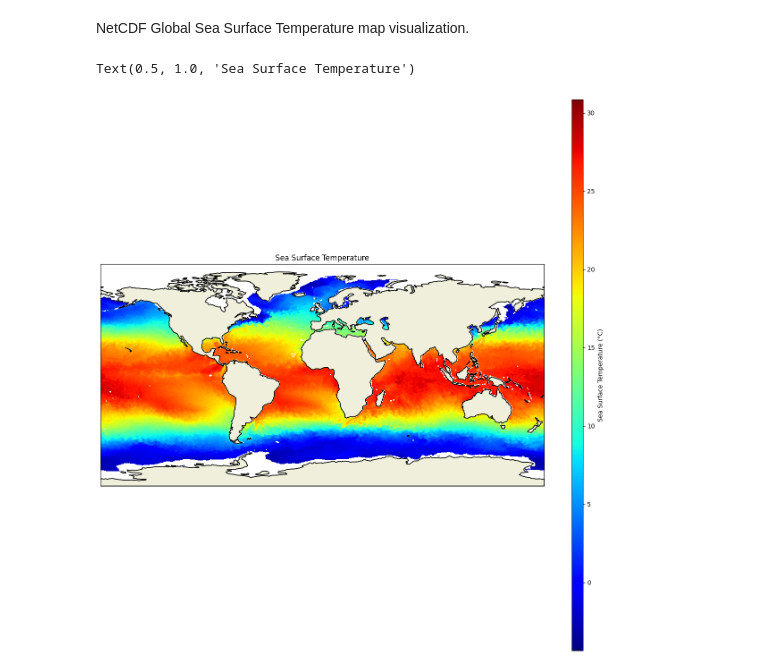
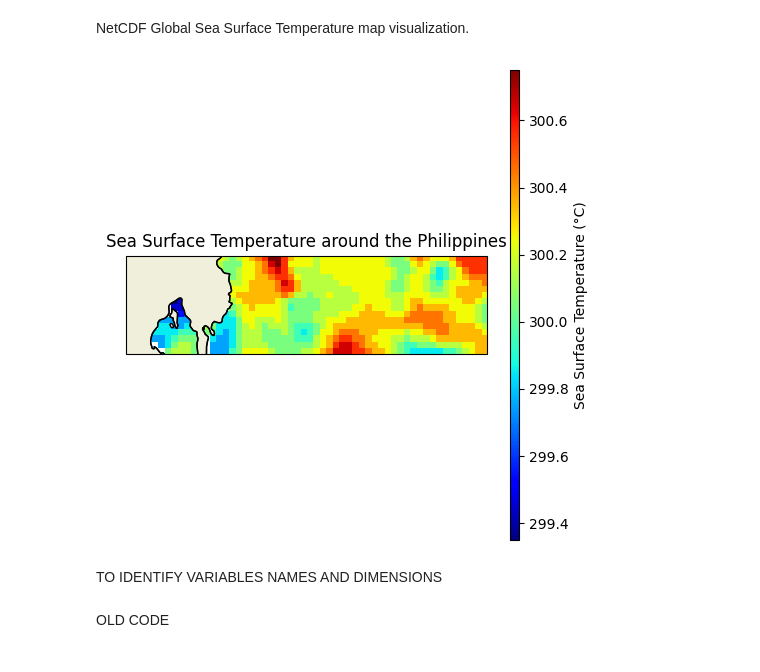
Before and after one commit to devseasense/seasense-analysis, a Jupyter notebook: Geomapper.ipynb, the cells around one changed output. Drawn from its saved outputs; the diff is of its cells as text; code cells hidden in the pictures.

```diff
--- a/Geomapper.ipynb
+++ b/Geomapper.ipynb
@@ -30,40 +30,52 @@ NetCDF Global Sea Surface Temperature map visualization.
 # %%
 import cartopy.feature as cfeature
 import cartopy.crs as ccrs
 import matplotlib.pyplot as plt
+import firebase_admin
+from firebase_admin import credentials, firestore
+import json
 import xarray as xr
+import numpy as np
 from metpy.cbook import get_test_data
 
 
 dataset = xr.open_dataset('20190210000000-NAVO-L4_GHRSST-SST1m-K10_SST-GLOB-v02.0-fv01.0.nc4')
 ds_var = dataset.metpy.parse_cf('analysed_sst')
 
-lat = ds_var.lat
-lon = ds_var.lon
+# lat = dataset.lat.values
+# lon = dataset.lon.values
+# sst = dataset['analysed_sst'].isel(time=0).values - 273.15
 
+lat_min, lat_max = 6.5, 8.0
+lon_min, lon_max = 125.0, 130.5
 
-im_data = ds_var.isel(time=0)
-im_data
+# Filtering the variable and coordinates
+filtered_sst_data = dataset['analysed_sst'].isel(time=0).sel(lat=slice(lat_max, lat_min), lon=slice(lon_min, lon_max)).values
+filtered_lat = dataset['lat'].sel(lat=slice(lat_max, lat_min)).values
+filtered_lon = dataset['lon'].sel(lon=slice(lon_min, lon_max)).values
 
-
-fig = plt.figure(figsize=(16, 16))
-ax = fig.add_subplot(1, 1, 1, projection=ccrs.PlateCarree())
-mp = ax.imshow(im_data-275.5, extent=(lon.min(), lon.max(), lat.min(), lat.max()),
-               cmap='jet', origin='upper')
-
+# Plotting the geospatial map
+fig, ax = plt.subplots(figsize=(5, 5), subplot_kw={'projection': ccrs.PlateCarree()})
+ax.set_title('Sea Surface Temperature around the Philippines')
+im_sst = ax.imshow(filtered_sst_data, extent=(lon_min, lon_max, lat_min, lat_max),
+                   cmap='jet', origin='upper', transform=ccrs.PlateCarree())
 ax.add_feature(cfeature.LAND, zorder=1, edgecolor='black')
 ax.add_feature(cfeature.COASTLINE, zorder=1)
+ax.set_extent([lon_min, lon_max, lat_min, lat_max], crs=ccrs.PlateCarree())
 
+cbar_sst = plt.colorbar(im_sst, ax=ax, orientation='vertical', pad=0.05, aspect=50)
+cbar_sst.set_label('Sea Surface Temperature (°C)')
 
+plt.tight_layout()
+plt.show()
 
-cbar = plt.colorbar(mp, orientation='vertical', pad=0.05, aspect=50)
-cbar.set_label('Sea Surface Temperature (°C)')
+# lat = ds_var.lat.values
+# lon = ds_var.lon.values
+# sst = ds_var.isel(time=0).values - 273.15
 
-plt.title('Sea Surface Temperature')
-
-
-# dataset
-# ds_var
+# print("Dataset Information:")
+# print(ds_var)
 # %% [output]
-Text(0.5, 1.0, 'Sea Surface Temperature')
-[figure, old version]
+[figure, new version]
+# %% [markdown]
+TO IDENTIFY VARIABLES NAMES AND DIMENSIONS
@@ -69,0 +101,2 @@ Text(0.5, 1.0, 'Sea Surface Temperature')
+# %% [markdown]
+OLD CODE
```
Also changed, not shown: parts of 3 cells of this notebook.
